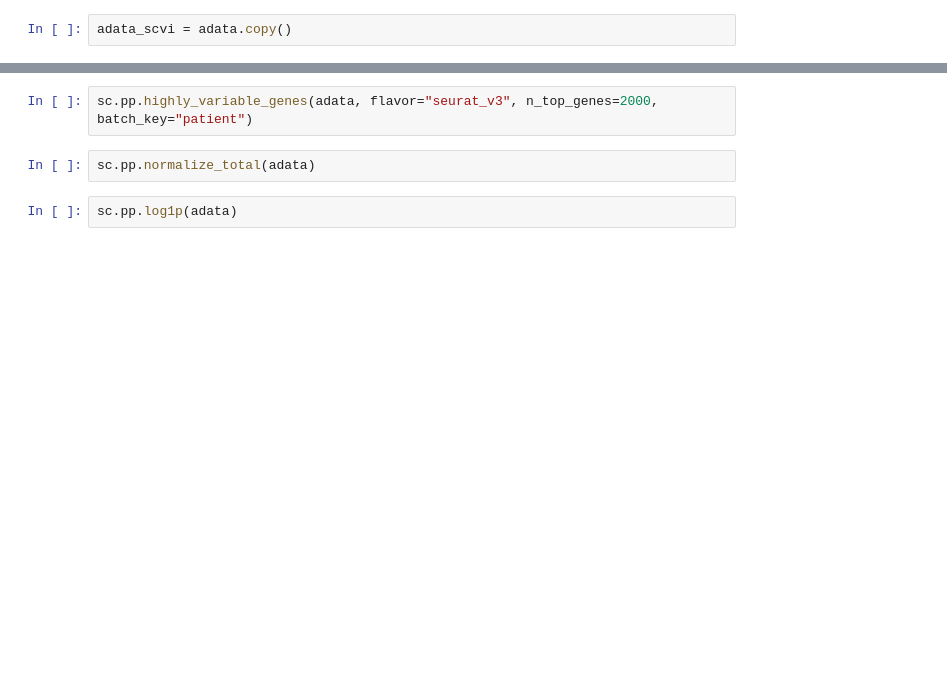
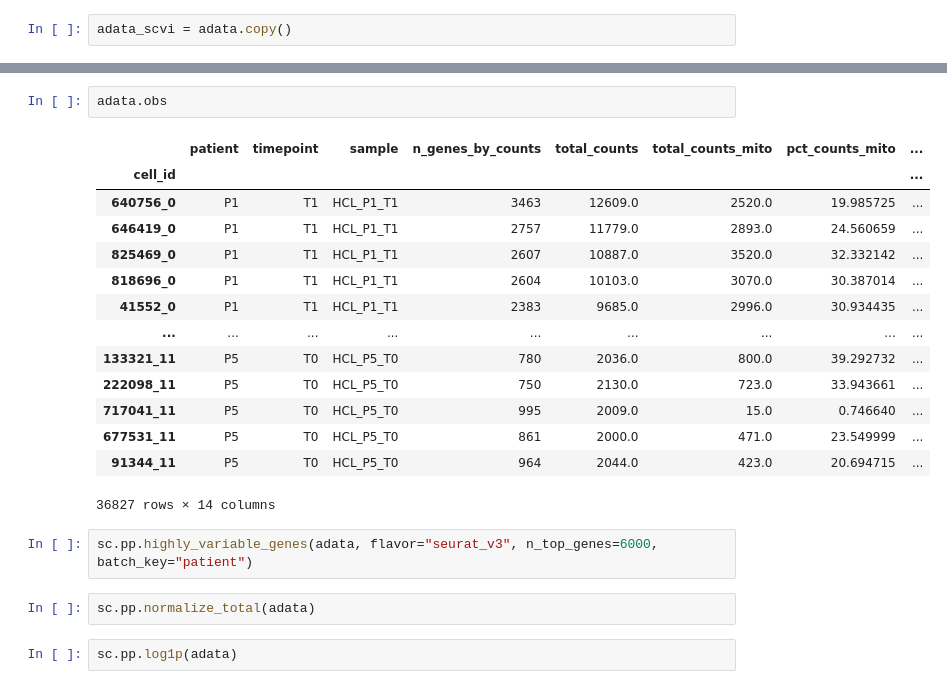
Before and after one commit to icbi-lab/hcl_atlas, a Jupyter notebook: analyses/30_merge_adata/merge_adatas.ipynb, the cells around one changed output, grey strips where cells are left out. Cells and saved outputs as stored; diff of their text form; blank space fills up the shorter version.

```diff
--- a/analyses/30_merge_adata/merge_adatas.ipynb
+++ b/analyses/30_merge_adata/merge_adatas.ipynb
@@ -19,6 +34,23 @@ AnnData object with n_obs × n_vars = 36827 × 17181
     layers: 'raw_counts'
+# %%
+adata.obs
+# %% [output]
+|  | patient | timepoint | sample | n_genes_by_counts | total_counts | total_counts_mito | pct_counts_mito | ... |
+| cell_id |  |  |  |  |  |  |  | ... |
+| 640756_0 | P1 | T1 | HCL_P1_T1 | 3463 | 12609.0 | 2520.0 | 19.985725 | ... |
+| 646419_0 | P1 | T1 | HCL_P1_T1 | 2757 | 11779.0 | 2893.0 | 24.560659 | ... |
+| 825469_0 | P1 | T1 | HCL_P1_T1 | 2607 | 10887.0 | 3520.0 | 32.332142 | ... |
+| 818696_0 | P1 | T1 | HCL_P1_T1 | 2604 | 10103.0 | 3070.0 | 30.387014 | ... |
+| 41552_0 | P1 | T1 | HCL_P1_T1 | 2383 | 9685.0 | 2996.0 | 30.934435 | ... |
+| ... | ... | ... | ... | ... | ... | ... | ... | ... |
+| 133321_11 | P5 | T0 | HCL_P5_T0 | 780 | 2036.0 | 800.0 | 39.292732 | ... |
+| 222098_11 | P5 | T0 | HCL_P5_T0 | 750 | 2130.0 | 723.0 | 33.943661 | ... |
+| 717041_11 | P5 | T0 | HCL_P5_T0 | 995 | 2009.0 | 15.0 | 0.746640 | ... |
+| 677531_11 | P5 | T0 | HCL_P5_T0 | 861 | 2000.0 | 471.0 | 23.549999 | ... |
+| 91344_11 | P5 | T0 | HCL_P5_T0 | 964 | 2044.0 | 423.0 | 20.694715 | ... |
+36827 rows × 14 columns
 # %%
-sc.pp.highly_variable_genes(adata, flavor="seurat_v3", n_top_genes=2000, batch_key="patient")
+sc.pp.highly_variable_genes(adata, flavor="seurat_v3", n_top_genes=6000, batch_key="patient")
 # %%
 sc.pp.normalize_total(adata)
 # %%
```
Also changed, not shown: parts of 9 cells of this notebook, 3 other files.
